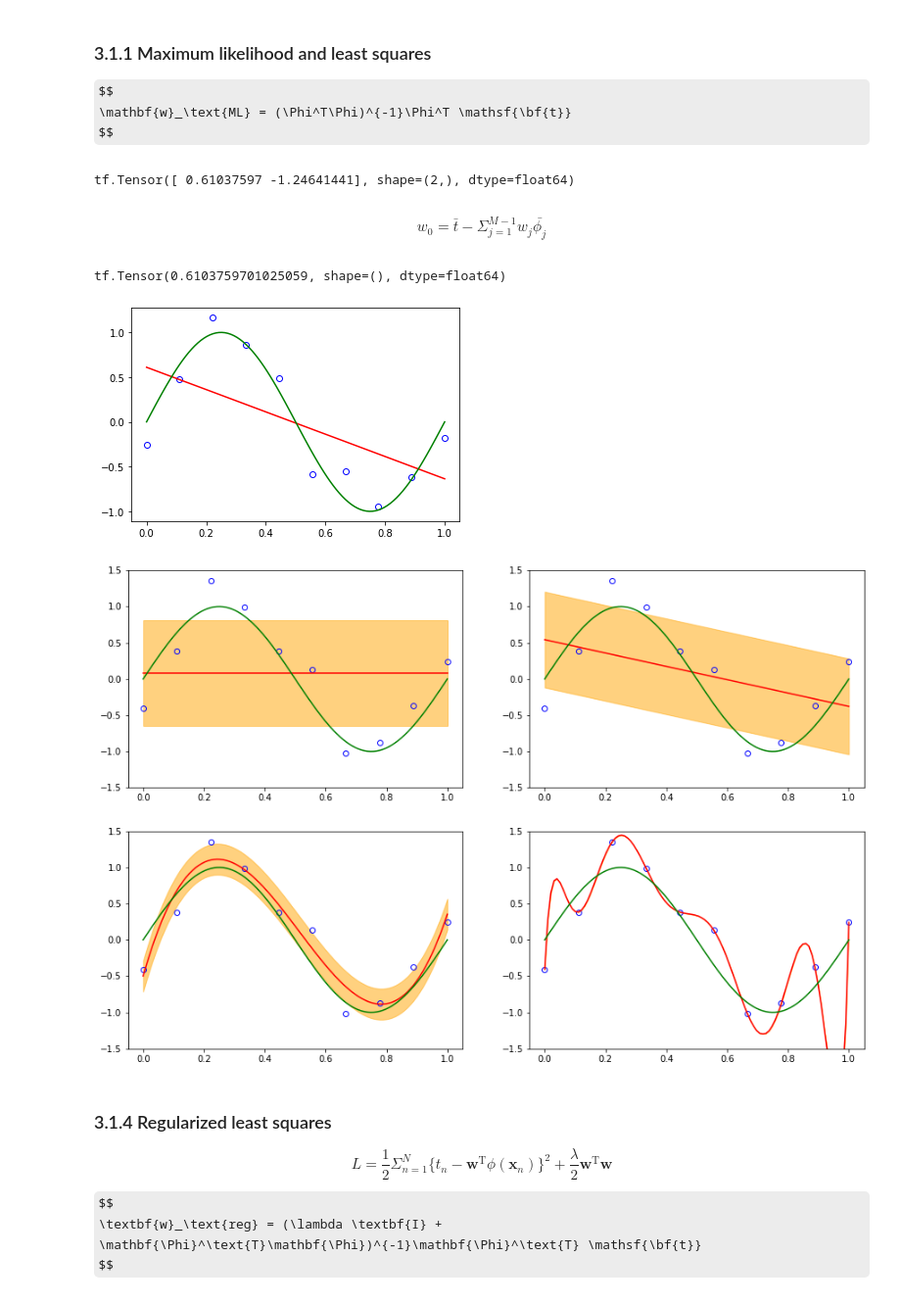
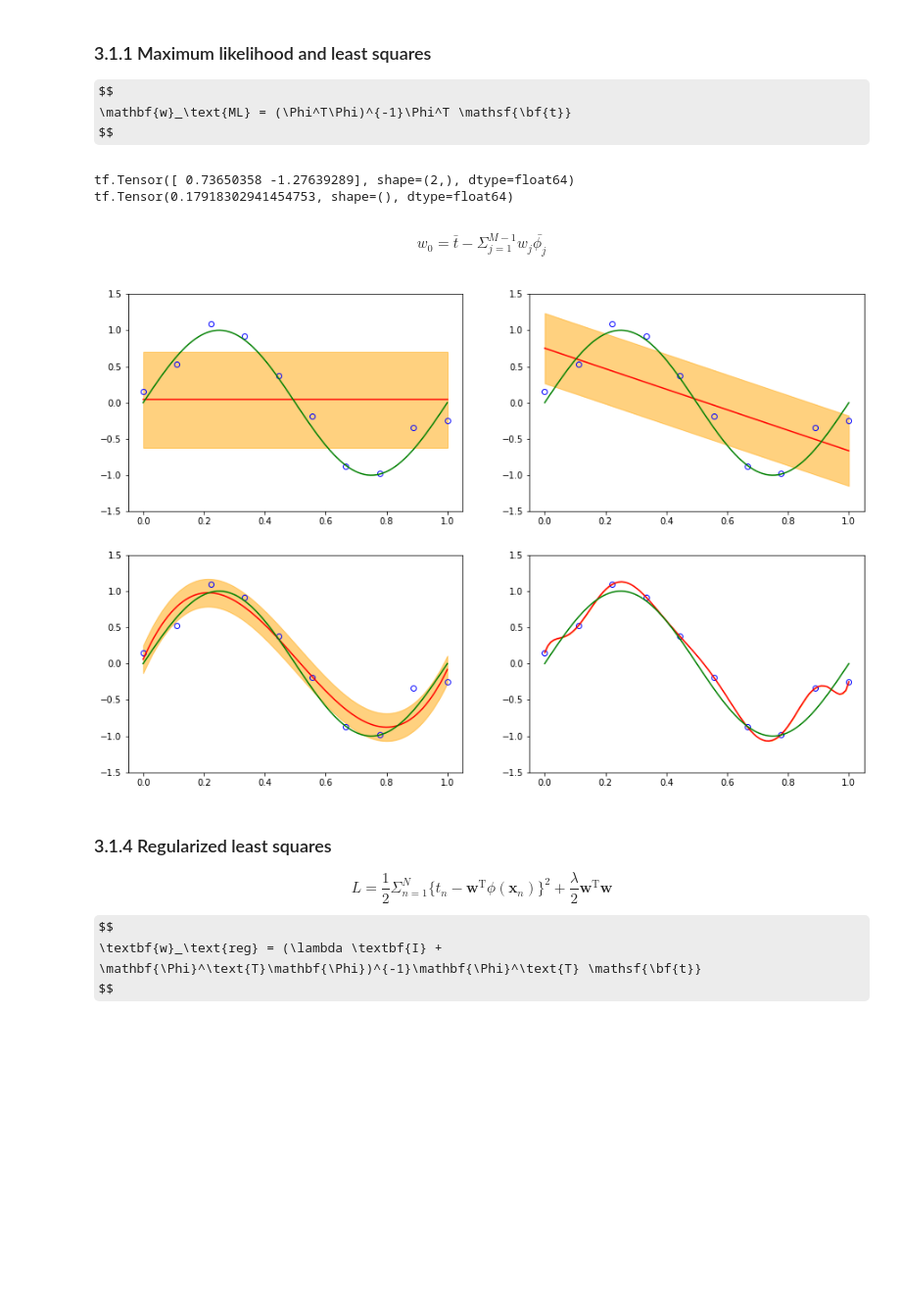
Before and after one commit to bt22dr/PRML, a Jupyter notebook: PRML_chapter_3.ipynb, the cells around one changed output. Shown at 98% size. Cells and saved outputs as stored; diff of their text form; code cells hidden in the pictures; some formulas as TeX source; blank space fills up the shorter version.

```diff
--- a/PRML_chapter_3.ipynb
+++ b/PRML_chapter_3.ipynb
@@ -132,11 +133,17 @@ design_mat = polynomial_basis_functions(x, M)
 pseudo_inverse = tf.linalg.matmul(
     tf.linalg.inv(tf.linalg.matmul(tf.transpose(design_mat), design_mat)),
     tf.transpose(design_mat)) # 식 3.17
+
+# w_ML = np.linalg.pinv(design_mat) @ t
 w_ML = tf.linalg.matvec(pseudo_inverse, t) # 식 3.15
-# w_ML = np.linalg.pinv(design_mat) @ t
+beta_ML = 1. / tf.reduce_mean(
+    tf.math.square(t - tf.linalg.matvec(design_mat, w_ML))) # 식 3.21
+
 print(w_ML)
+print(1./beta_ML)
 # %% [output]
-tf.Tensor([ 0.61037597 -1.24641441], shape=(2,), dtype=float64)
+tf.Tensor([ 0.73650358 -1.27639289], shape=(2,), dtype=float64)
+tf.Tensor(0.17918302941454753, shape=(), dtype=float64)
 # %% [markdown]
 $$
 w_0 = \bar{t} - \Sigma_{j=1}^{M-1} w_j \bar{\phi_{j}}
@@ -151,13 +176,28 @@ assert(abs(w_ML[0] - eq_3_19) < 1.0e-6)
+# %%
+x, t = create_toy_data(sinusoidal, 10, 0.25)
+
+Ms = [1, 2, 4, 10]
+models = []
+for M in Ms:
+  design_mat = polynomial_basis_functions(x, M)
+  model = LinearRegression()
+  model.train(design_mat, t)
+  models.append(model)
 # %%
-plot_x = tf.linspace(0.0, 1.0, 100)
-design_mat = polynomial_basis_functions(plot_x, M)
-plot_y = tf.linalg.matvec(design_mat, w_ML)
+plt.figure(figsize=(15,10))
+for i, model in enumerate(models):
+  target_std = tf.sqrt(model.var)
+  plot_x = tf.linspace(0.0, 1.0, 100)
+  design_mat = polynomial_basis_functions(plot_x, len(model.w))
+  plot_y = model.predict(design_mat)
 
-plt.plot(x, t, 'bo', markerfacecolor='none')
-plt.plot(plot_x, plot_y, 'r')
-plt.plot(plot_x, tf.sin(2 * math.pi * plot_x), 'g')
-
-print(w_ML[0])
+  plt.subplot(2, 2, i + 1)
+  plt.plot(x, t, 'bo', markerfacecolor='none')
+  plt.plot(plot_x, plot_y, 'r')
+  plt.fill_between(
+    plot_x, plot_y - target_std, plot_y + target_std,
+    color="orange", alpha=0.5)
+  plt.plot(plot_x, tf.sin(2 * math.pi * plot_x), 'g')
+  plt.ylim(-1.5, 1.5)
 # %% [output]
-tf.Tensor(0.6103759701025059, shape=(), dtype=float64)
-[figure, old version]
+[figure, new version]
@@ -179,23 +204,3 @@ for M in Ms:
-# %%
-plt.figure(figsize=(15,10))
-for i in range(len(w_ML)):
-  w = w_ML[i]
-  beta = beta_ML[i]
-  target_std = tf.math.sqrt(1. / beta)
-
-  plt.subplot(2, 2, i + 1)
-  plot_x = tf.linspace(0.0, 1.0, 100)
-  design_mat = polynomial_basis_functions(plot_x, len(w))
-  plot_y = tf.linalg.matvec(design_mat, w)
-  plt.plot(x, t, 'bo', markerfacecolor='none')
-  plt.plot(plot_x, plot_y, 'r')
-  plt.fill_between(
-    plot_x, plot_y - target_std, plot_y + target_std,
-    color="orange", alpha=0.5)
-  plt.plot(plot_x, tf.sin(2 * math.pi * plot_x), 'g')
-  plt.ylim(-1.5, 1.5)
-# %% [output]
-[figure, removed]
 # %% [markdown]
 ### 3.1.4 Regularized least squares
 
```
Also changed, not shown: parts of 30 cells of this notebook.
